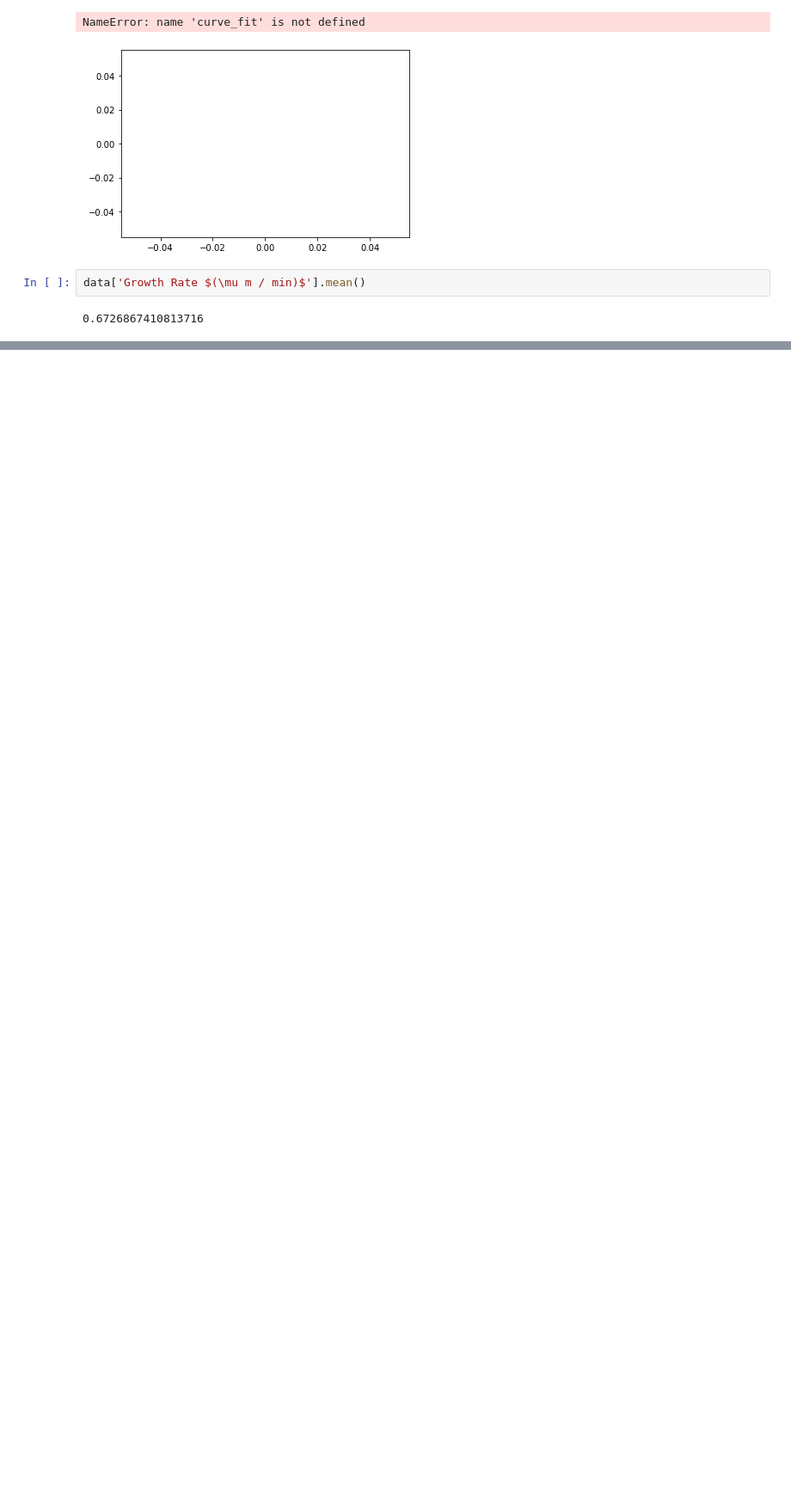
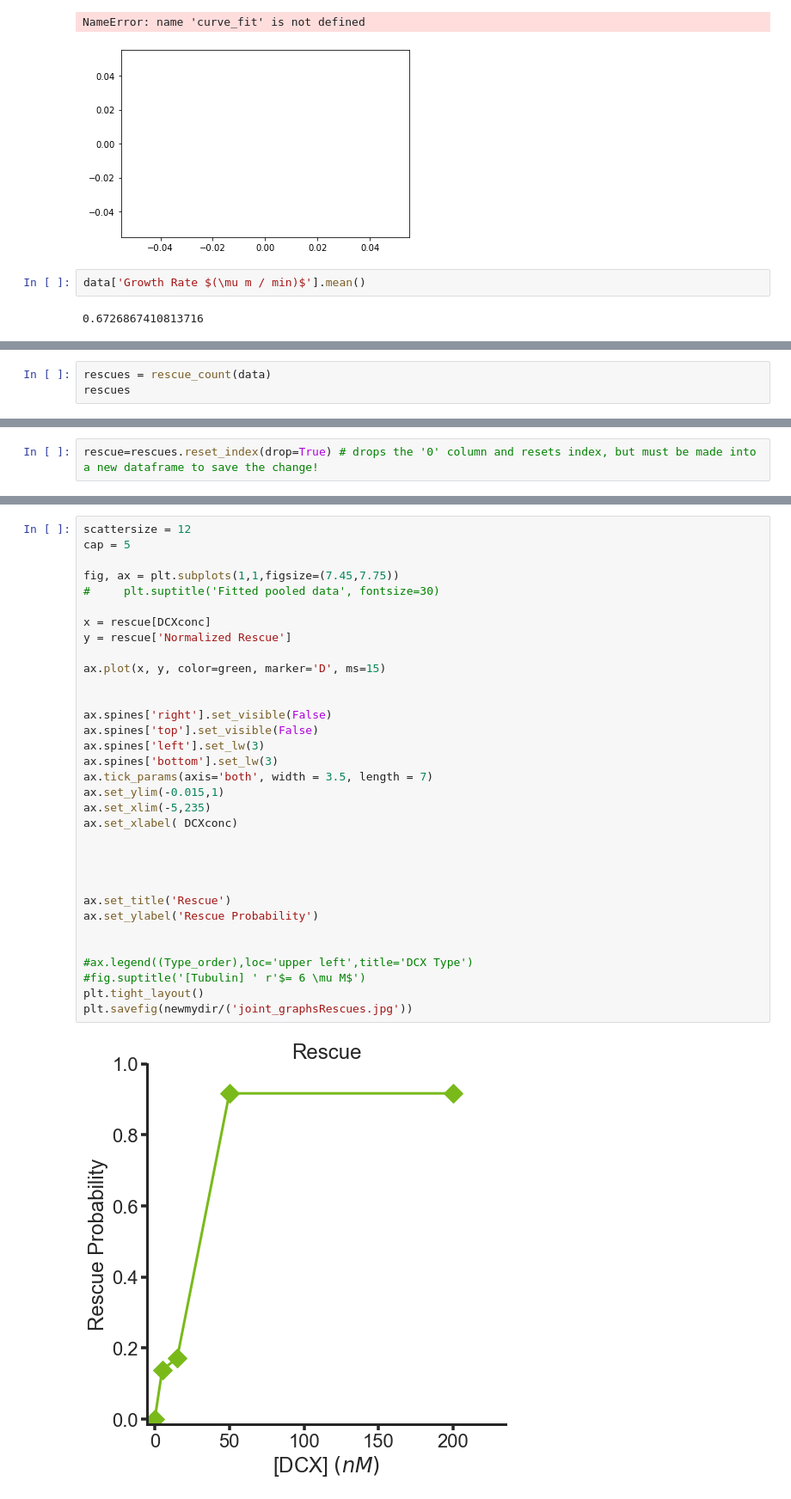
Before and after one commit to brouhardlab/brouhardlab-scripts, a Jupyter notebook: notebooks/Brandi/data_org_and_plot.ipynb, the cells around one changed output, grey strips where cells are left out. Shown at 86% size. Saved outputs shown, nothing was run; the diff lists cells and outputs as text; blank space fills up the shorter version.

Commit message:
Rescues updates

```diff
--- a/notebooks/Brandi/data_org_and_plot.ipynb
+++ b/notebooks/Brandi/data_org_and_plot.ipynb
@@ -385,0 +420,3 @@ data['Growth Rate $(\mu m / min)$'].mean()
+# %%
+rescues = rescue_count(data)
+rescues
@@ -385,0 +430,2 @@ data['Growth Rate $(\mu m / min)$'].mean()
+# %%
+rescue=rescues.reset_index(drop=True) # drops the '0' column and resets index, but must be made into a new dataframe to save the change!
@@ -385,0 +450,35 @@ data['Growth Rate $(\mu m / min)$'].mean()
+# %%
+scattersize = 12
+cap = 5
+
+fig, ax = plt.subplots(1,1,figsize=(7.45,7.75))
+#     plt.suptitle('Fitted pooled data', fontsize=30)
+
+x = rescue[DCXconc]
+y = rescue['Normalized Rescue']
+
+ax.plot(x, y, color=green, marker='D', ms=15)
+
+
+ax.spines['right'].set_visible(False)
+ax.spines['top'].set_visible(False)
+ax.spines['left'].set_lw(3)
+ax.spines['bottom'].set_lw(3)
+ax.tick_params(axis='both', width = 3.5, length = 7)
+ax.set_ylim(-0.015,1)
+ax.set_xlim(-5,235)
+ax.set_xlabel( DCXconc)
+
+
+
+
+ax.set_title('Rescue')
+ax.set_ylabel('Rescue Probability')
+
+
+#ax.legend((Type_order),loc='upper left',title='DCX Type')
+#fig.suptitle('[Tubulin] ' r'$= 6 \mu M$')
+plt.tight_layout()
+plt.savefig(newmydir/('joint_graphsRescues.jpg'))
+# %% [output]
+[figure, added]
```
Also changed, not shown: parts of 12 cells of this notebook, 1 other file.
